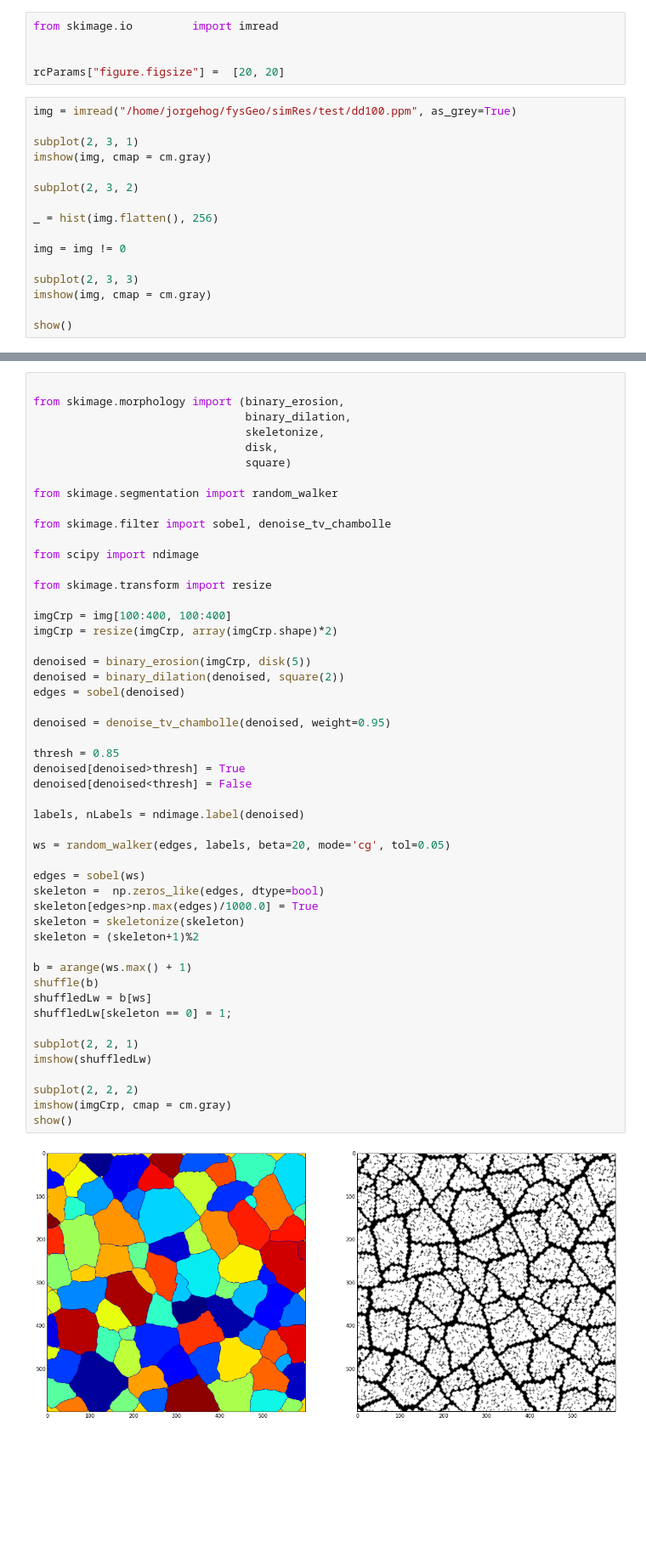
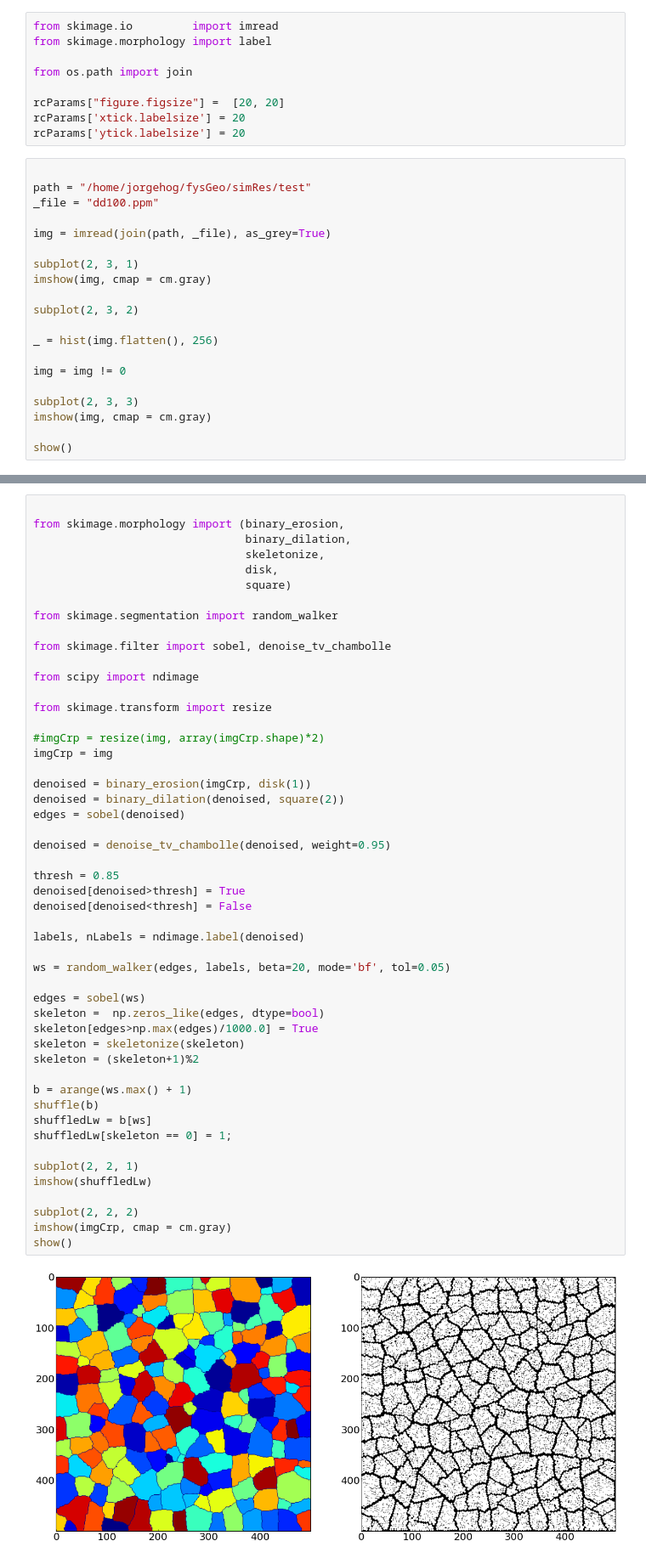
Before and after one commit to jorgehog/notebookCollection, a Jupyter notebook: simulationAnalysis.ipynb, the cells around one changed output, grey strips where cells are left out. Shown at 85% size. Cells and saved outputs as stored; diff of their text form; blank space fills up the shorter version.

```diff
--- a/simulationAnalysis.ipynb
+++ b/simulationAnalysis.ipynb
@@ -1,10 +1,18 @@
 # %%
 from skimage.io         import imread
+from skimage.morphology import label
 
+from os.path import join
 
 rcParams["figure.figsize"] =  [20, 20]
+rcParams['xtick.labelsize'] = 20
+rcParams['ytick.labelsize'] = 20
 # %%
-img = imread("/home/jorgehog/fysGeo/simRes/test/dd100.ppm", as_grey=True)
+
+path = "/home/jorgehog/fysGeo/simRes/test"
+_file = "dd100.ppm"
+
+img = imread(join(path, _file), as_grey=True)
 
 subplot(2, 3, 1)
 imshow(img, cmap = cm.gray)
@@ -37,42 +45,42 @@ from scipy import ndimage
 
 from skimage.transform import resize
 
-imgCrp = img[100:400, 100:400]
-imgCrp = resize(imgCrp, array(imgCrp.shape)*2)
+#imgCrp = resize(img, array(imgCrp.shape)*2)
+imgCrp = img
 
-denoised = binary_erosion(imgCrp, disk(5))
+denoised = binary_erosion(imgCrp, disk(1))
 denoised = binary_dilation(denoised, square(2))
 edges = sobel(denoised)
 
 denoised = denoise_tv_chambolle(denoised, weight=0.95)
 
 thresh = 0.85
 denoised[denoised>thresh] = True
 denoised[denoised<thresh] = False
 
 labels, nLabels = ndimage.label(denoised)
 
-ws = random_walker(edges, labels, beta=20, mode='cg', tol=0.05)
+ws = random_walker(edges, labels, beta=20, mode='bf', tol=0.05)
 
 edges = sobel(ws)
 skeleton =  np.zeros_like(edges, dtype=bool)
 skeleton[edges>np.max(edges)/1000.0] = True
 skeleton = skeletonize(skeleton)
 skeleton = (skeleton+1)%2
 
 b = arange(ws.max() + 1)
 shuffle(b)
 shuffledLw = b[ws]
 shuffledLw[skeleton == 0] = 1;
 
 subplot(2, 2, 1)
 imshow(shuffledLw)
 
 subplot(2, 2, 2)
 imshow(imgCrp, cmap = cm.gray)
 show()
 # %% [output]
-[figure, old version]
+[figure, new version]
 # %%
 from skimage.measure import regionprops
 
```
Also changed, not shown: parts of 8 cells of this notebook, 1 other file.
